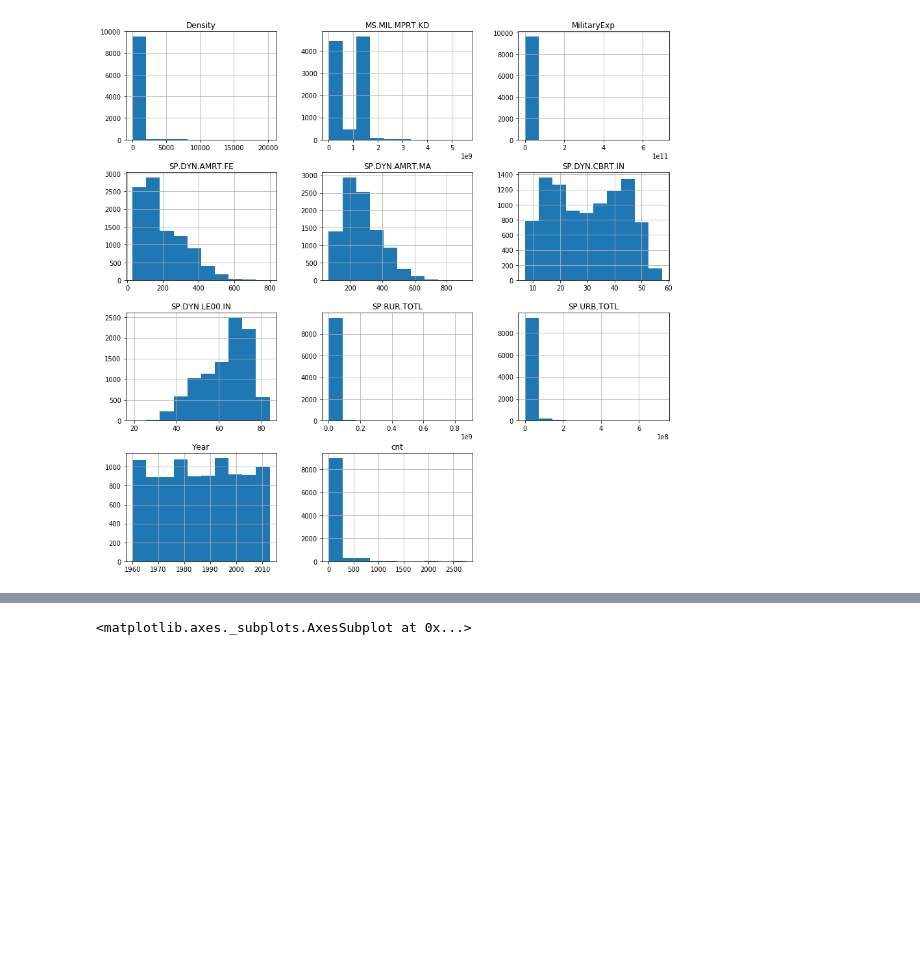
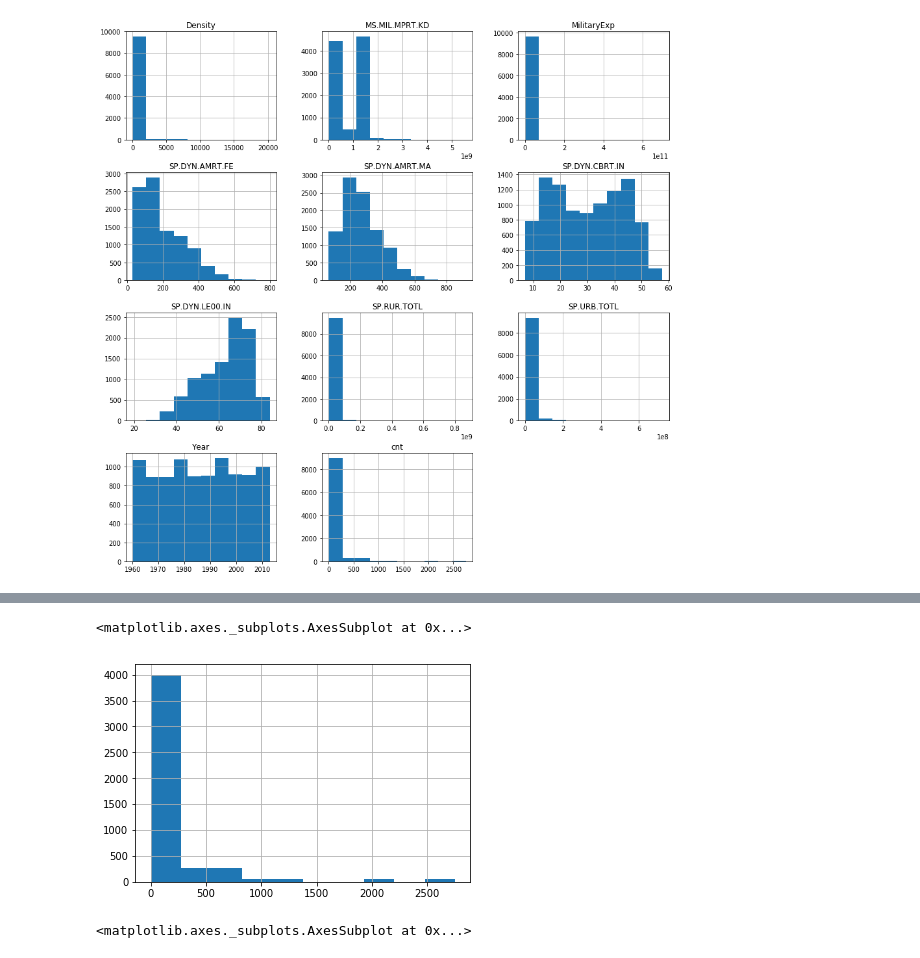
Before and after one commit to AndreaCurtoni/TerrorismDSBA, a Jupyter notebook: First hyp ML.ipynb, the cells around one changed output, grey strips where cells are left out. Drawn from its saved outputs; the diff is of its cells as text; code cells hidden in the pictures; blank space fills up the shorter version.

```diff
--- a/First hyp ML.ipynb
+++ b/First hyp ML.ipynb
@@ -95,3 +75,9 @@ array([[<matplotlib.axes._subplots.AxesSubplot object at 0x...>,
+# %%
+df_std = df_std[df_std['cnt'] > 0]
+df_std['cnt'].hist()
+# %% [output]
+<matplotlib.axes._subplots.AxesSubplot at 0x...>
+[figure, added]
 # %%
 corr = df_std.corr()
 sns.heatmap(corr, mask=np.zeros_like(corr, dtype=np.bool), cmap=sns.diverging_palette(220,10, as_cmap=True), square=True)
```
Also changed, not shown: parts of 10 cells of this notebook.
